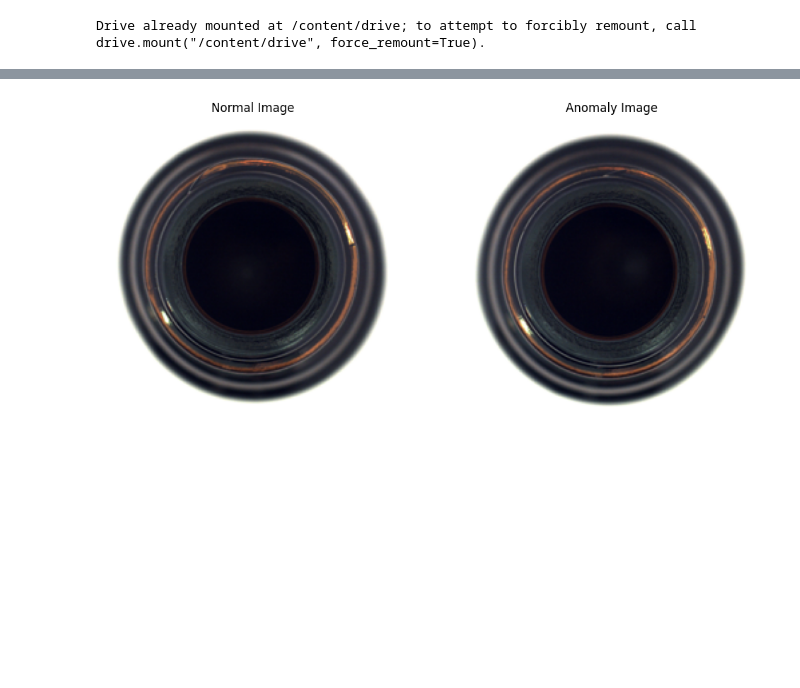
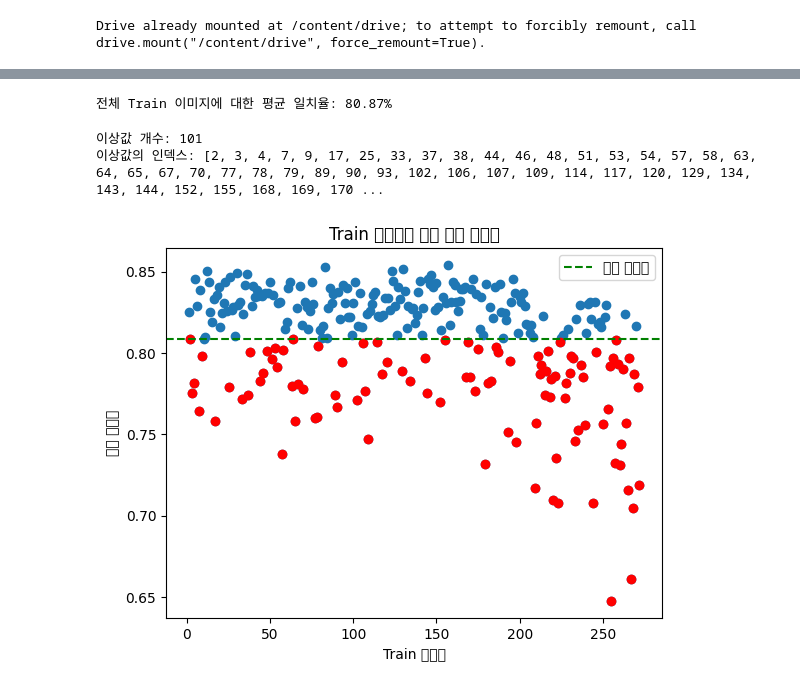
Before and after one commit to Cksdud123/colab, a Jupyter notebook: Anomaly_Detection.ipynb, the cells around one changed output, grey strips where cells are left out. Saved outputs shown, nothing was run; the diff lists cells and outputs as text; code cells hidden in the pictures; blank space fills up the shorter version.

```diff
--- a/Anomaly_Detection.ipynb
+++ b/Anomaly_Detection.ipynb
@@ -191,21 +193,0 @@ plt.show()
-# %%
-# 정상 데이터셋과 비정상 데이터셋 분리
-# 정상 데이터는 0 이상 데이터는 1로 표현
-normal_images = [img for img, label in zip(all_images, all_labels) if label == 0]
-anomaly_images = [img for img, label in zip(all_images, all_labels) if label == 1]
-
-# 랜덤하게 이미지 시각화하여 비교하기
-plt.figure(figsize=(12, 6))
-plt.subplot(1, 2, 1)
-plt.imshow(normal_images[np.random.randint(len(normal_images))])
-plt.title('Normal Image')
-plt.axis('off')
-
-plt.subplot(1, 2, 2)
-plt.imshow(anomaly_images[np.random.randint(len(anomaly_images))])
-plt.title('Anomaly Image')
-plt.axis('off')
-
-plt.show()
-# %% [output]
-[figure, removed]
@@ -211,0 +203,51 @@ plt.show()
+# %%
+def compare_images(image1, image2):
+    # 이미지를 그레이스케일로 변환
+    gray_image1 = np.mean(image1, axis=2)
+    gray_image2 = np.mean(image2, axis=2)
+
+    # 이미지 비교
+    (score, _) = ssim(gray_image1, gray_image2, full=True)
+    return score
+
+# 두 개의 이미지 비교
+def classify_images(image1, image2):
+    similarity_score = compare_images(image1, image2)
+    return similarity_score
+# %%
+# 전체 train_images와 test_images 비교하여 일치율 리스트 생성
+similarity_list = []
+for image1 in train_images:
+    similarity_scores = [classify_images(image1, image2) for image2 in test_images]
+    similarity_list.append(similarity_scores)
+
+# 각 train 이미지에 대한 평균 일치율 계산
+average_similarity_list = [np.mean(scores) for scores in similarity_list]
+
+# 전체데이터의 평균 일치율값
+average_similarity_total = np.mean(average_similarity_list)
+print("전체 Train 이미지에 대한 평균 일치율: {:.2f}%".format(average_similarity_total * 100))
+# %% [output]
+전체 Train 이미지에 대한 평균 일치율: 80.87%
+# %%
+# 이상값 탐색 (평균 일치율이 기준보다 낮은 값들)
+threshold = average_similarity_total
+outliers = [idx+1 for idx, score in enumerate(average_similarity_list) if score < threshold]
+
+# 이상값 개수와 해당 인덱스 출력
+print("이상값 개수:", len(outliers))
+print("이상값의 인덱스:", outliers)
+
+# 평균 일치율 데이터로 산점도 그래프 그리기
+plt.scatter(range(1, len(average_similarity_list) + 1), average_similarity_list)
+plt.scatter(outliers, [average_similarity_list[idx-1] for idx in outliers], color='red')
+plt.axhline(average_similarity_total, color='green', linestyle='--', label='평균 일치율')
+plt.xlabel('Train 이미지')
+plt.ylabel('평균 일치율')
+plt.title('Train 이미지에 대한 평균 일치율')
+plt.legend()
+plt.show()
+# %% [output]
+이상값 개수: 101
+이상값의 인덱스: [2, 3, 4, 7, 9, 17, 25, 33, 37, 38, 44, 46, 48, 51, 53, 54, 57, 58, 63, 64, 65, 67, 70, 77, 78, 79, 89, 90, 93, 102, 106, 107, 109, 114, 117, 120, 129, 134, 143, 144, 152, 155, 168, 169, 170 ...
+[figure, added]
```
Also changed, not shown: parts of 10 cells of this notebook.
